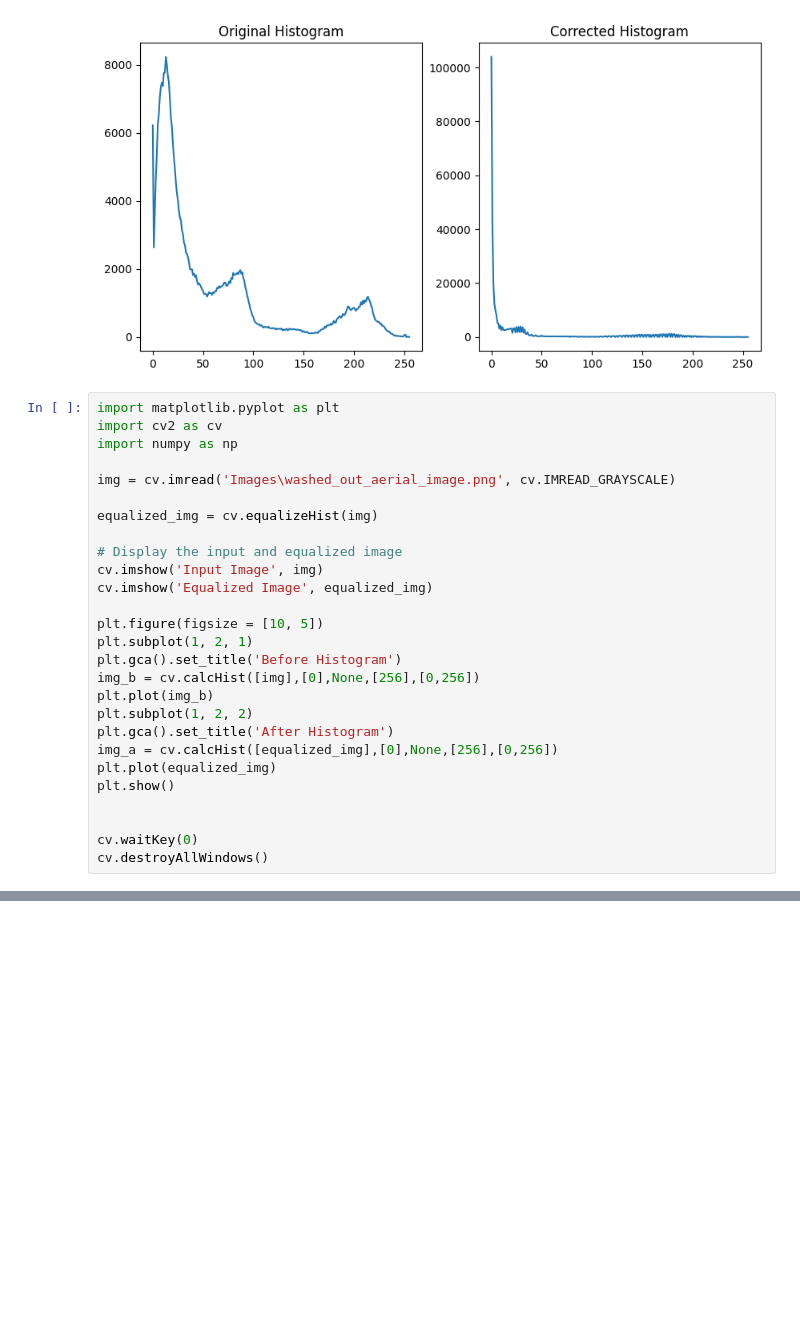
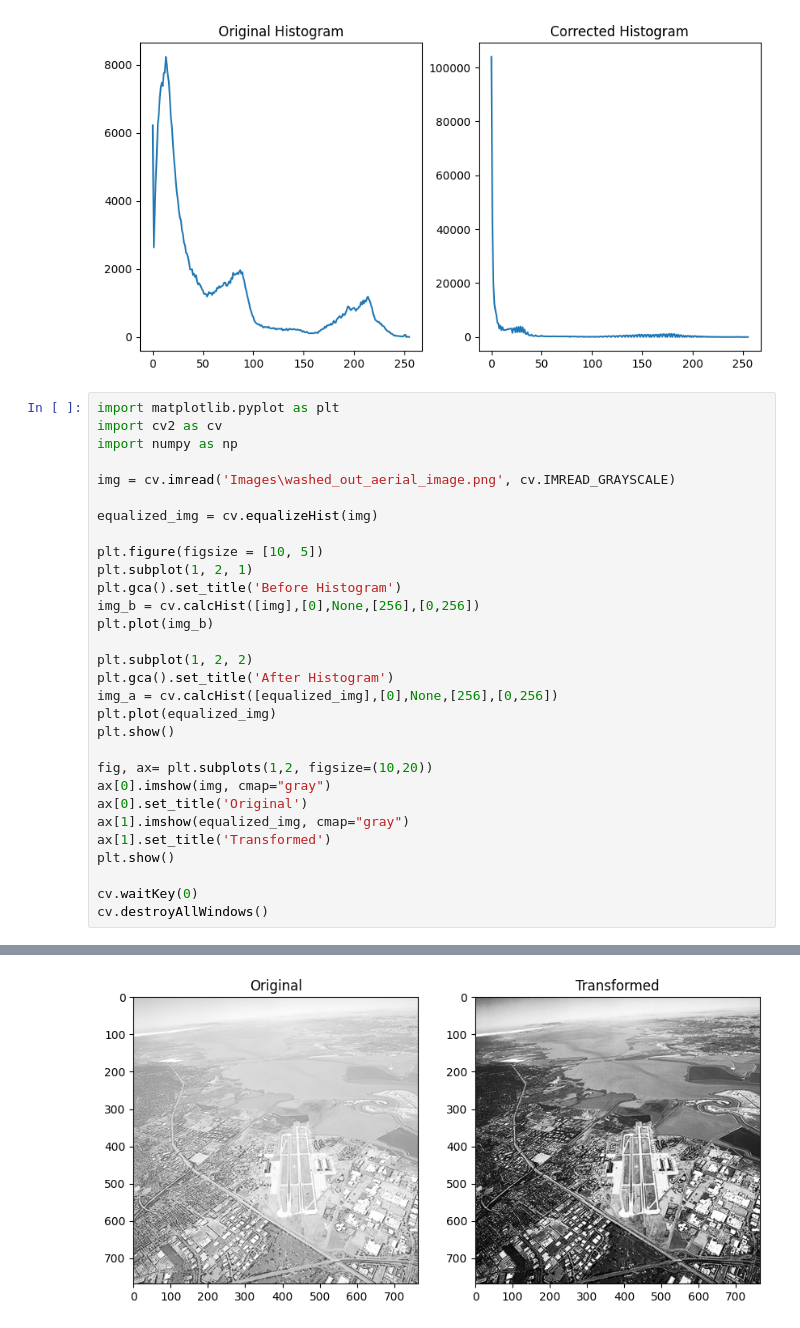
Before and after one commit to mitharaperera/imageProcessingAssignment, a Jupyter notebook: Untitled-1.ipynb, the cells around one changed output, grey strips where cells are left out. Saved outputs shown, nothing was run; the diff lists cells and outputs as text; blank space fills up the shorter version.

```diff
--- a/Untitled-1.ipynb
+++ b/Untitled-1.ipynb
@@ -128,29 +128,33 @@ plt.show()
 # %%
 import matplotlib.pyplot as plt
 import cv2 as cv
 import numpy as np
 
 img = cv.imread('Images\washed_out_aerial_image.png', cv.IMREAD_GRAYSCALE)
 
 equalized_img = cv.equalizeHist(img)
 
-# Display the input and equalized image
-cv.imshow('Input Image', img)
-cv.imshow('Equalized Image', equalized_img)
-
 plt.figure(figsize = [10, 5])
 plt.subplot(1, 2, 1)
 plt.gca().set_title('Before Histogram')
 img_b = cv.calcHist([img],[0],None,[256],[0,256])
 plt.plot(img_b)
+
 plt.subplot(1, 2, 2)
 plt.gca().set_title('After Histogram')
 img_a = cv.calcHist([equalized_img],[0],None,[256],[0,256])
 plt.plot(equalized_img)
 plt.show()
 
+fig, ax= plt.subplots(1,2, figsize=(10,20))
+ax[0].imshow(img, cmap="gray")
+ax[0].set_title('Original')
+ax[1].imshow(equalized_img, cmap="gray")
+ax[1].set_title('Transformed')
+plt.show()
 
 cv.waitKey(0)
 cv.destroyAllWindows()
 # %% [output]
 [figure]
+[figure, added]
```
